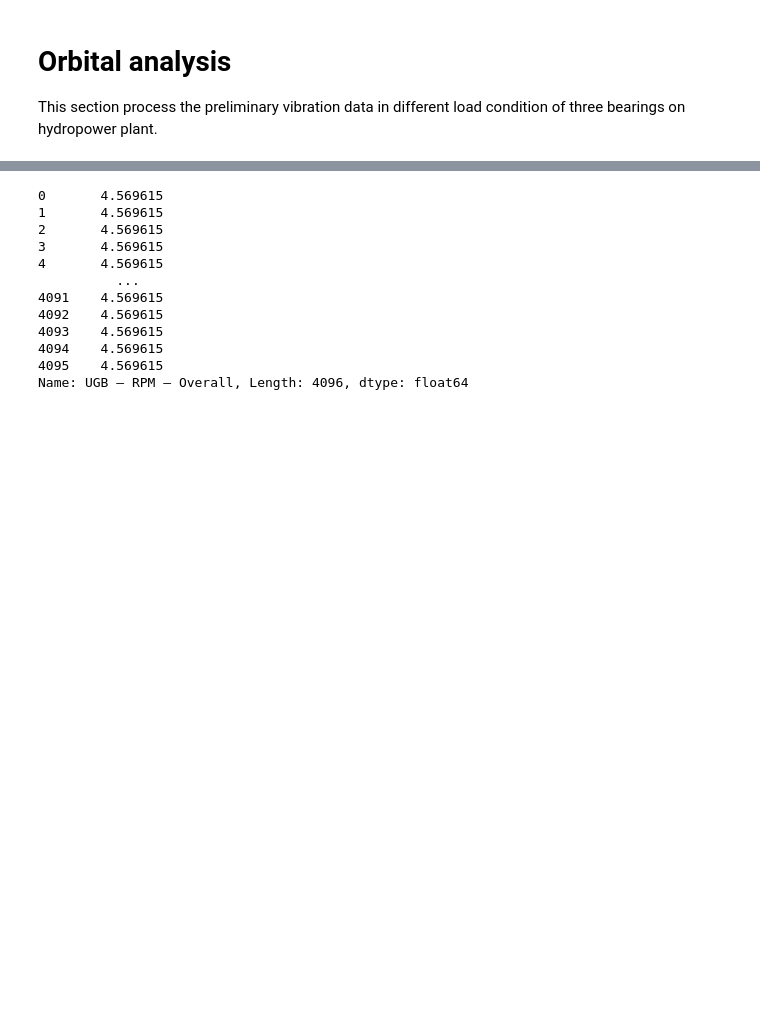
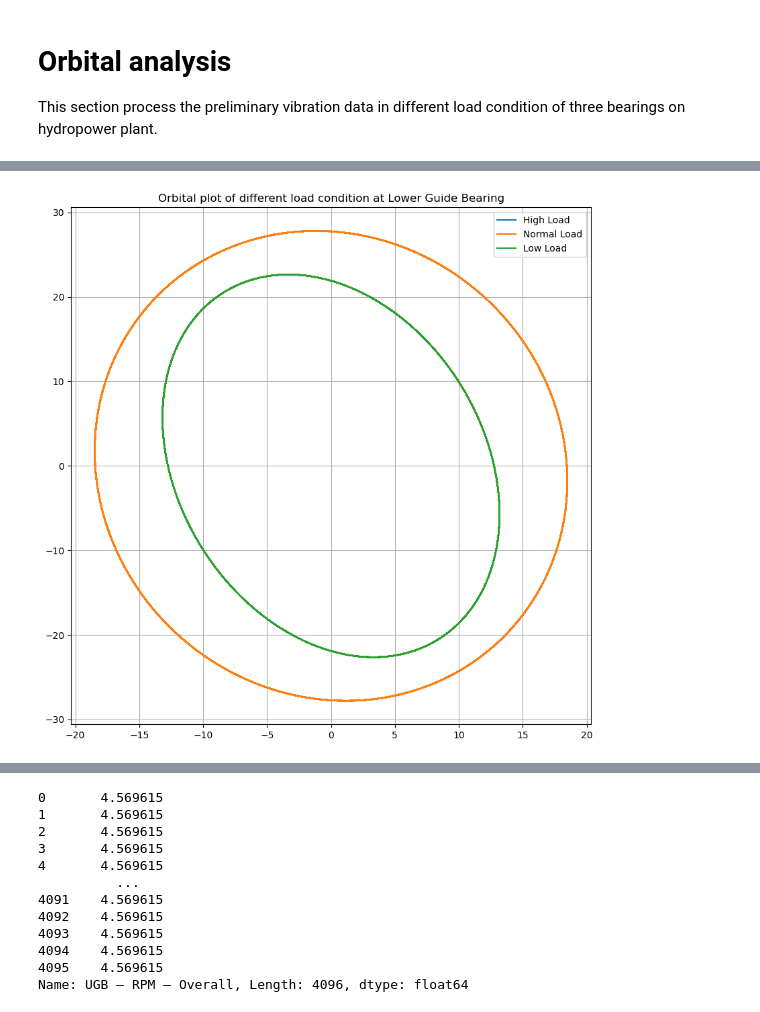
Before and after one commit to mekatronik-achmadi/Predict-CBM, a Jupyter notebook: Vale/TestOlahPy/preliminary_data_analysis/orbital_analysis.ipynb, the cells around one changed output, grey strips where cells are left out. Cells and saved outputs as stored; diff of their text form; code cells hidden in the pictures; blank space fills up the shorter version.

```diff
--- a/Vale/TestOlahPy/preliminary_data_analysis/orbital_analysis.ipynb
+++ b/Vale/TestOlahPy/preliminary_data_analysis/orbital_analysis.ipynb
@@ -64,0 +52,28 @@ plt.show()
+# %%
+# create and plot the vibration data
+lgb_hl_1x_time = db_data_hl['LGB – Time – 1X']
+lgb_hl_1x_x = db_data_hl['LGB – Disp – 1X – X']
+lgb_hl_1x_y = db_data_hl['LGB – Disp – 1X – Y']
+
+lgb_nl_1x_time = db_data_nl['LGB – Time – 1X']
+lgb_nl_1x_x = db_data_nl['LGB – Disp – 1X – X']
+lgb_nl_1x_y = db_data_nl['LGB – Disp – 1X – Y']
+
+lgb_ll_1x_time = db_data_ll['LGB – Time – 1X']
+lgb_ll_1x_x = db_data_ll['LGB – Disp – 1X – X']
+lgb_ll_1x_y = db_data_ll['LGB – Disp – 1X – Y']
+
+# plot the orbit of data
+fig = plt.figure(figsize=(10,10))
+ax = fig.add_subplot(111)
+# ax.plot(ugb_ovr_x, ugb_ovr_y)
+ax.plot(lgb_hl_1x_x, lgb_hl_1x_y)
+ax.plot(lgb_nl_1x_x, lgb_nl_1x_y)
+ax.plot(lgb_ll_1x_x, lgb_ll_1x_y)
+ax.set_title("Orbital plot of different load condition at Lower Guide Bearing")
+ax.legend(['High Load', 'Normal Load', 'Low Load'])
+plt.grid()
+
+plt.show()
+# %% [output]
+[figure, added]
```
Also changed, not shown: parts of 3 cells of this notebook.
